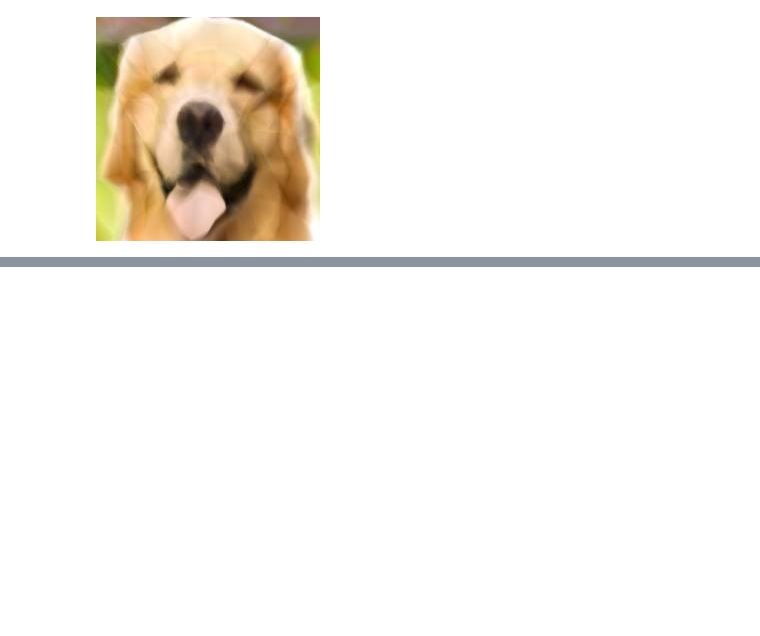
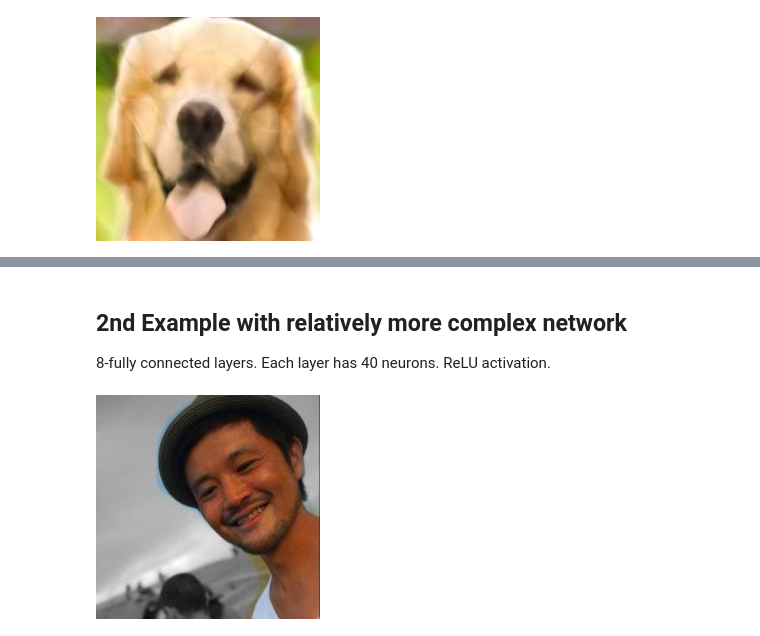
Before and after one commit to naotokui/ChainerPainter, a Jupyter notebook: ChainerPainter.ipynb, the cells around one changed output, grey strips where cells are left out. Drawn from its saved outputs; the diff is of its cells as text; code cells hidden in the pictures; blank space fills up the shorter version.

```diff
--- a/ChainerPainter.ipynb
+++ b/ChainerPainter.ipynb
@@ -40,18 +56,23 @@ show_img_array(img)
 # %%
-# need to polish!
-indices = []
-rgbs = []
-for i in range(s):
-    for j in range(s):
-        _s = float(s)
-        x = (i - _s/2.0)/_s
-        y = (j - _s/2.0)/_s
-        rgb = img[i, j]
-        indices.append([x, y])
-        rgbs.append(rgb)
-indices = xp.array(indices,dtype=np.float32)
-rgb = xp.array(rgbs,dtype=np.float32)
+def get_training_data(img):
+    # need to polish! i know this is not quite Python-ish...
+    indices = []
+    rgbs = []
+    w = img.shape[0]
+    for i in range(w):
+        for j in range(w):
+            _s = float(w)
+            x = (i - _s/2.0)/_s
+            y = (j - _s/2.0)/_s
+            rgb = img[i, j]
+            indices.append([x, y])
+            rgbs.append(rgb)
+    indices = xp.array(indices,dtype=np.float32)
+    rgb = xp.array(rgbs,dtype=np.float32)
 
-x_data = Variable(indices)
-y_data = Variable(rgb/255.0 - 0.5)
+    x_data = Variable(indices)
+    y_data = Variable(rgb/255.0 - 0.5)
+    return x_data, y_data
+
+x_data, y_data = get_training_data(img)
 # %%
@@ -116,0 +175,12 @@ def get_scaled_indices(img, scale):
+# %% [markdown]
+## 2nd Example with relatively more complex network
+
+8-fully connected layers. Each layer has 40 neurons. ReLU activation.
+# %%
+# 2nd example
+img = imresize(to_np("nao.jpg"), (w,w)) # yeah, it's me!
+show_img_array(img)
+s = img.shape[0]
+x_data, y_data = get_training_data(img)
+# %% [output]
+[figure, added]
```
Also changed, not shown: parts of 10 cells of this notebook.
